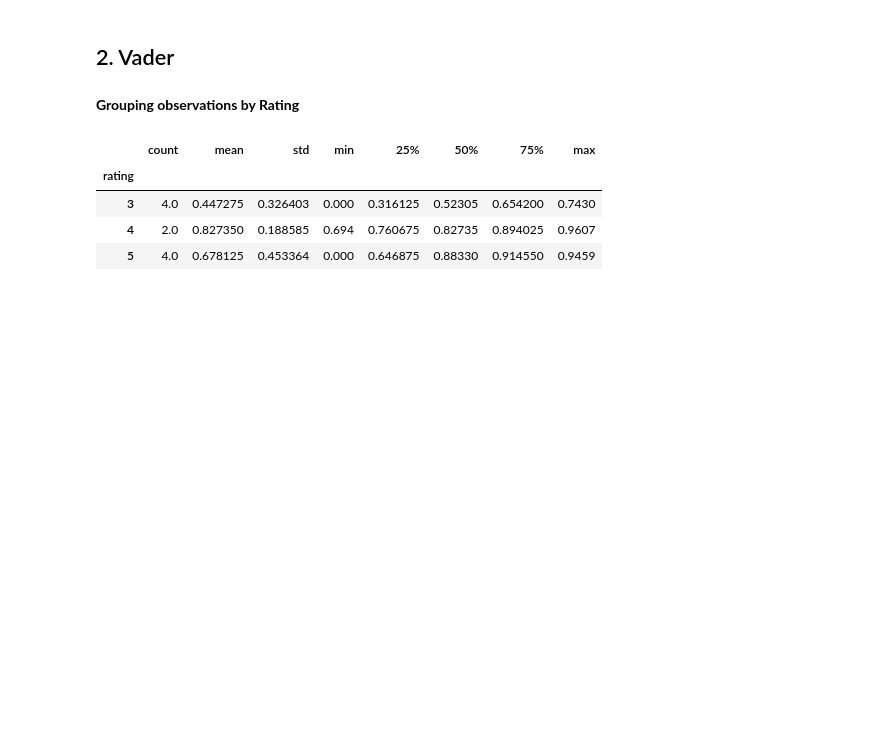
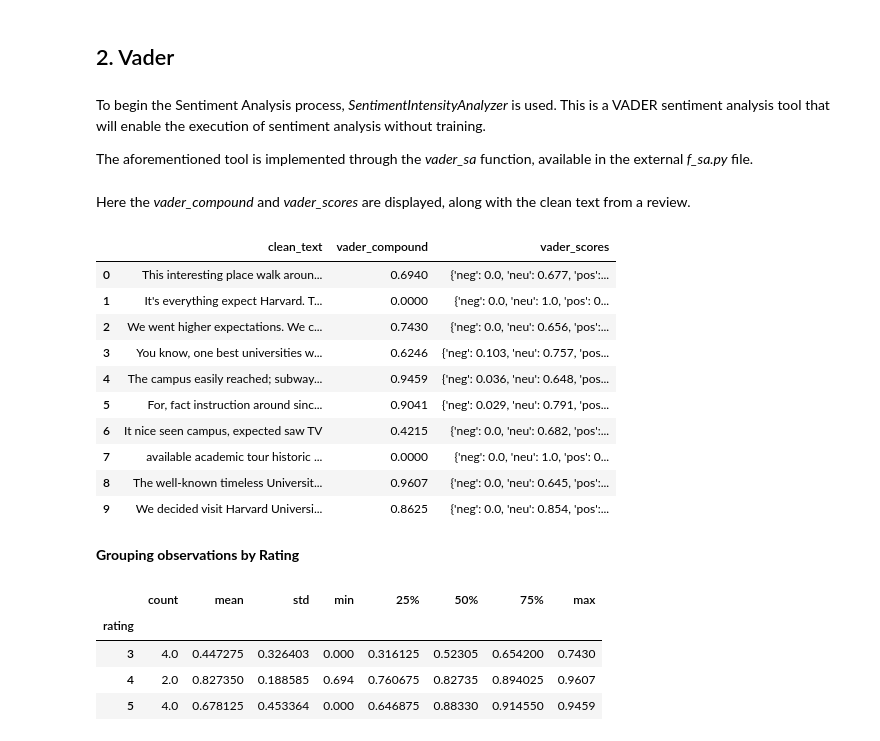
Before and after one commit to antoniooliveira03/Projects, a Jupyter notebook: Industrial Applications of AI/Assignment 4/02_Sentiment Analysis.ipynb, the cells around one changed output. Saved outputs shown, nothing was run; the diff lists cells and outputs as text; code cells hidden in the pictures; blank space fills up the shorter version.

```diff
--- a/Industrial Applications of AI/Assignment 4/02_Sentiment Analysis.ipynb
+++ b/Industrial Applications of AI/Assignment 4/02_Sentiment Analysis.ipynb
@@ -50,10 +88,30 @@ data.head(3)
 | 2 | 2018-09-08 21:02:12+00:00 | Mobile | 3 | 0 | Harvard visit was just ok | We went into this with higher exp... | 5 | 8 | ... |
 # %% [markdown]
 ## 2. Vader
+# %% [markdown]
+To begin the Sentiment Analysis process, *SentimentIntensityAnalyzer* is used. This is a VADER sentiment analysis tool that will enable the execution of sentiment analysis without training.
+
+The aforementioned tool is implemented through the *vader_sa* function, available in the external *f_sa.py* file.
 # %%
-data["vader_polarity_compound"] = data["clean_text"].apply(lambda review : vader_sa(str(review)))
+data["vader_compound"] = data["clean_text"].apply(lambda review : f_sa.vader_sa(str(review)))
 
-data["vader_polarity_scores"] = data["clean_text"].apply(lambda review : vader_sa(str(review), compound = False))
+data["vader_scores"] = data["clean_text"].apply(lambda review : f_savader_sa(str(review), compound = False))
+# %% [markdown]
+Here the *vader_compound* and *vader_scores* are displayed, along with the clean text from a review.
+# %%
+data[['clean_text', 'vader_compound', 'vader_scores']]
+# %% [output]
+|  | clean_text | vader_compound | vader_scores |
+| 0 | This interesting place walk aroun... | 0.6940 | {'neg': 0.0, 'neu': 0.677, 'pos':... |
+| 1 | It's everything expect Harvard. T... | 0.0000 | {'neg': 0.0, 'neu': 1.0, 'pos': 0... |
+| 2 | We went higher expectations. We c... | 0.7430 | {'neg': 0.0, 'neu': 0.656, 'pos':... |
+| 3 | You know, one best universities w... | 0.6246 | {'neg': 0.103, 'neu': 0.757, 'pos... |
+| 4 | The campus easily reached; subway... | 0.9459 | {'neg': 0.036, 'neu': 0.648, 'pos... |
+| 5 | For, fact instruction around sinc... | 0.9041 | {'neg': 0.029, 'neu': 0.791, 'pos... |
+| 6 | It nice seen campus, expected saw TV | 0.4215 | {'neg': 0.0, 'neu': 0.682, 'pos':... |
+| 7 | available academic tour historic ... | 0.0000 | {'neg': 0.0, 'neu': 1.0, 'pos': 0... |
+| 8 | The well-known timeless Universit... | 0.9607 | {'neg': 0.0, 'neu': 0.645, 'pos':... |
+| 9 | We decided visit Harvard Universi... | 0.8625 | {'neg': 0.0, 'neu': 0.854, 'pos':... |
 # %% [markdown]
 **Grouping observations by Rating**
 # %%
```
Also changed, not shown: parts of 39 cells of this notebook, 1 other file.
